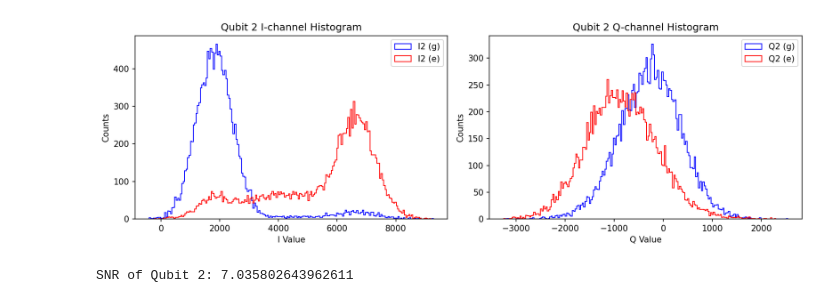
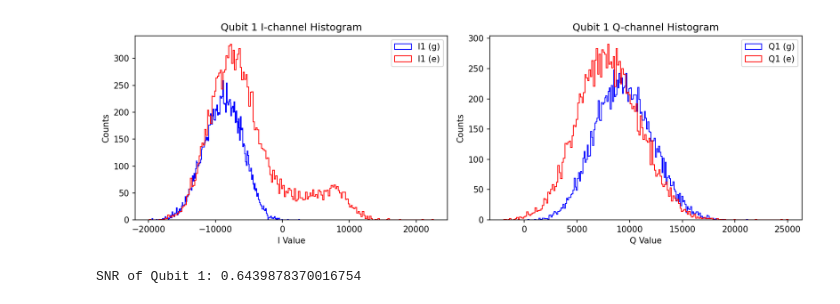
Before and after one commit to Katermurch/BlueFridgeNonLin, a Jupyter notebook: pi_no_pi_snr.ipynb, the cells around one changed output. Cells and saved outputs as stored; diff of their text form; code cells hidden in the pictures.

```diff
--- a/pi_no_pi_snr.ipynb
+++ b/pi_no_pi_snr.ipynb
@@ -38,7 +38,7 @@ def run_pi_no_pi(q1,q2,general_vals_dict,num_steps, reps):
 # %%
 reps = 15000
 num_steps = 3
-values = run_pi_no_pi(q2,q1,general_vals_dict,num_steps=3, reps = reps)
+values = run_pi_no_pi(q1,q2,general_vals_dict,num_steps=3, reps = reps)
 # %% [output]
 writing to C:\arbsequences\strong_dispersive_withPython\test_pulse_ringupdown_bin\
 writing ch1
@@ -64,7 +64,7 @@ Transferred 754974720 bytes (121725501.471768 bytes per sec)
 # %%
-fit_params = plotting.plot_IQ_histograms(values.rec_readout_vs_pats_1, qubit_num=2)
+fit_params = plotting.plot_IQ_histograms(values.rec_readout_vs_pats_1, qubit_num=1)
 SNR = plotting.calculate_SNR(fit_params)
-print(f"SNR of Qubit 2: {SNR}")
+print(f"SNR of Qubit 1: {SNR}")
 # %% [output]
-[figure, old version]
+[figure, new version]
-SNR of Qubit 2: 7.035802643962611
+SNR of Qubit 1: 0.6439878370016754
```
Also changed, not shown: parts of 2 cells of this notebook, 22 other files.
